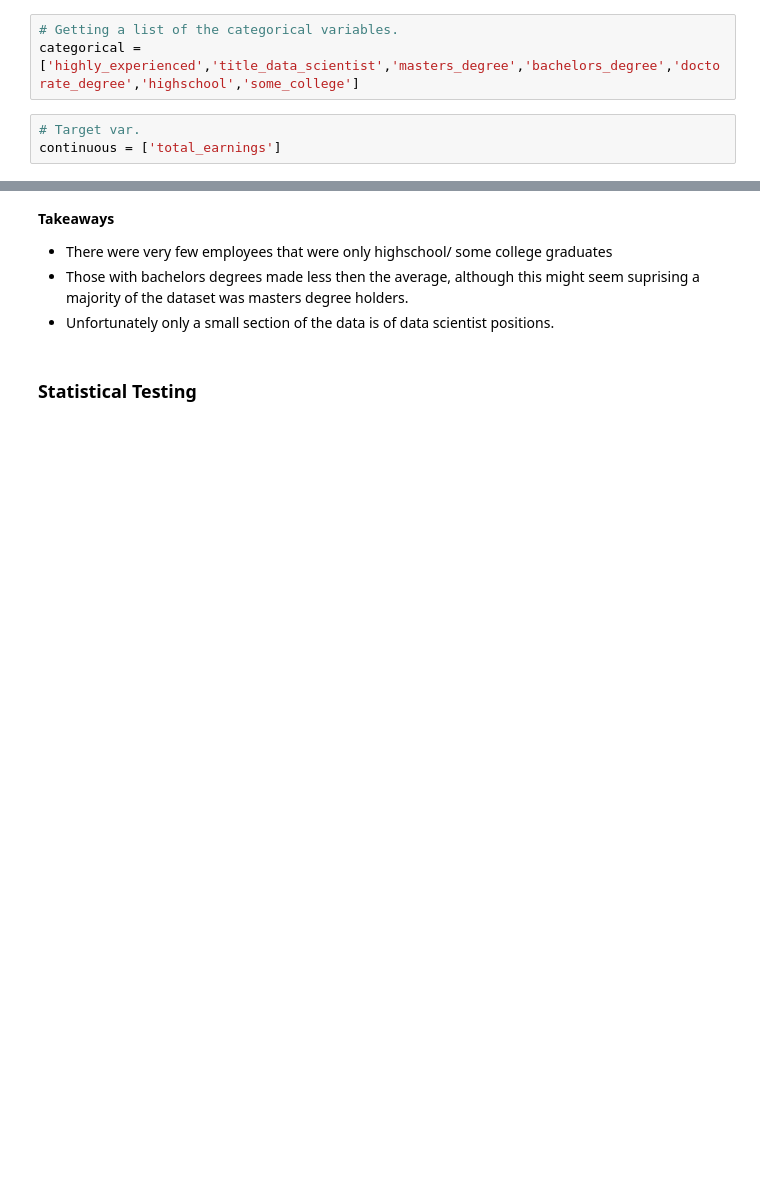
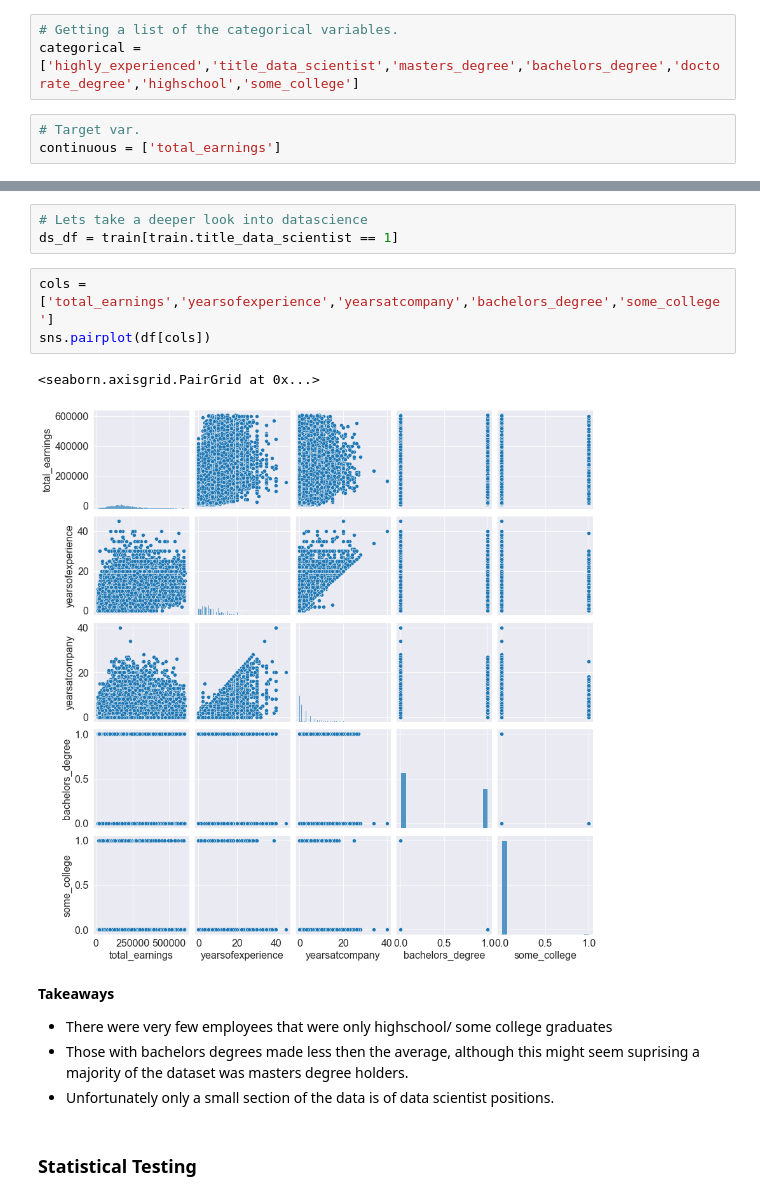
Before and after one commit to JaredVahle/individual-project, a Jupyter notebook: predicting_tech_salaries_final.ipynb, the cells around one changed output, grey strips where cells are left out. Saved outputs shown, nothing was run; the diff lists cells and outputs as text; blank space fills up the shorter version.

```diff
--- a/predicting_tech_salaries_final.ipynb
+++ b/predicting_tech_salaries_final.ipynb
@@ -317,3 +317,12 @@ plot_categorical_and_continuous_vars(train_sample,categorical,continuous)
+# %%
+# Lets take a deeper look into datascience
+ds_df = train[train.title_data_scientist == 1]
+# %%
+cols = ['total_earnings','yearsofexperience','yearsatcompany','bachelors_degree','some_college']
+sns.pairplot(df[cols])
+# %% [output]
+<seaborn.axisgrid.PairGrid at 0x...>
+[figure, added]
 # %% [markdown]
 **Takeaways**
 - There were very few employees that were only highschool/ some college graduates
```
Also changed, not shown: parts of 13 cells of this notebook, 1 other file.
